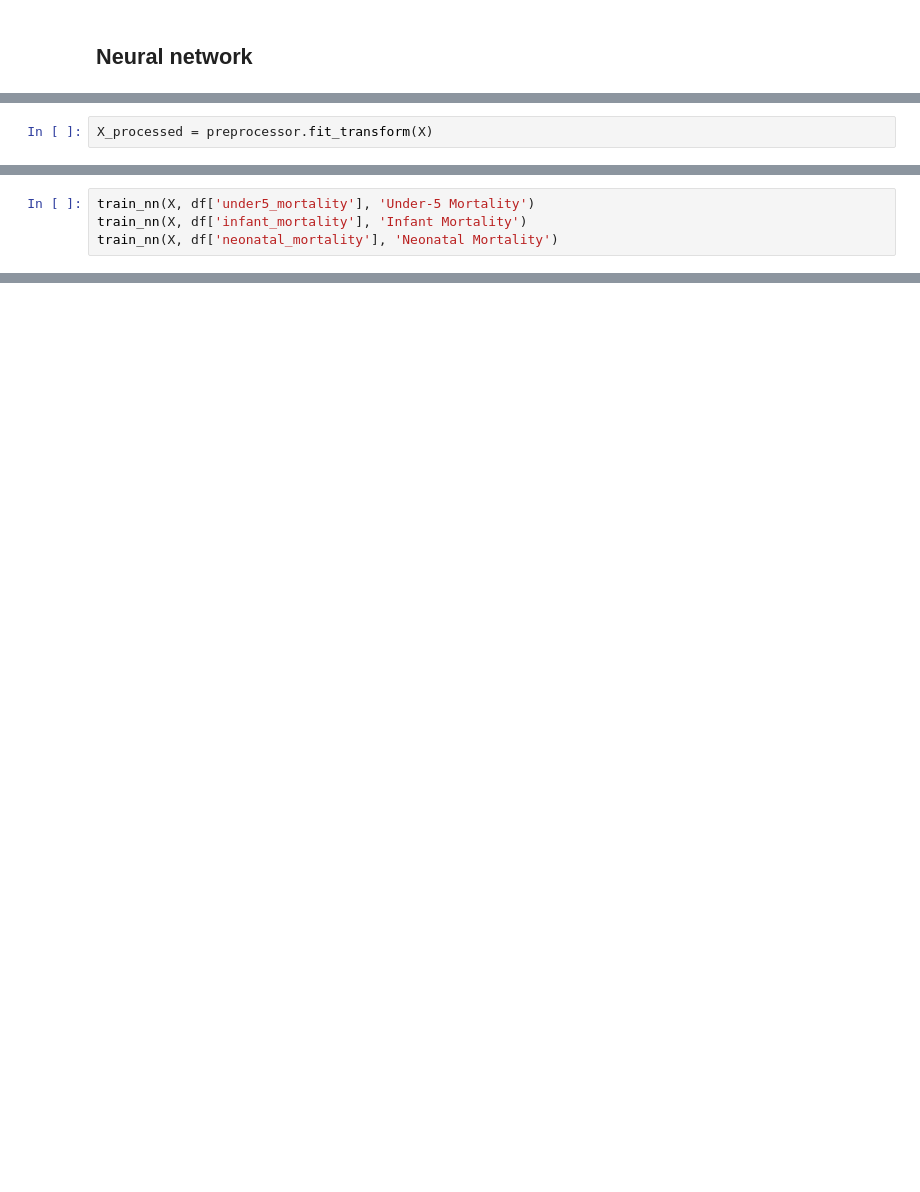
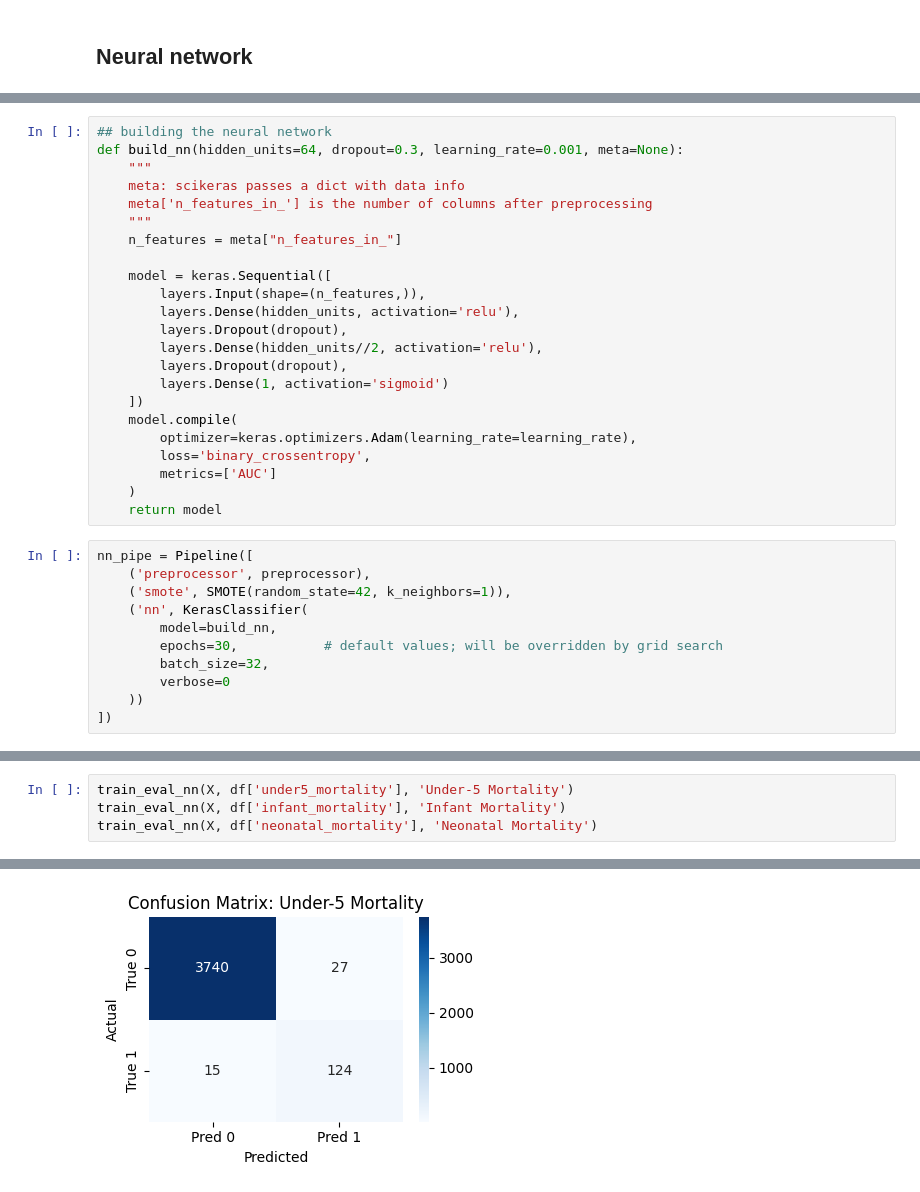
Before and after one commit to tingly-amua/Under5-Mortality-Model, a Jupyter notebook: Modelling.ipynb, the cells around one changed output, grey strips where cells are left out. Drawn from its saved outputs; the diff is of its cells as text; blank space fills up the shorter version.

Commit message:
create a neural network + ensemble method

```diff
--- a/Modelling.ipynb
+++ b/Modelling.ipynb
@@ -583,2 +426,0 @@ from tensorflow.keras.callbacks import EarlyStopping
-# %%
-X_processed = preprocessor.fit_transform(X)
@@ -648,4 +426,0 @@ def train_nn(X, y, target_name):
-# %%
-train_nn(X, df['under5_mortality'], 'Under-5 Mortality')
-train_nn(X, df['infant_mortality'], 'Infant Mortality')
-train_nn(X, df['neonatal_mortality'], 'Neonatal Mortality')
@@ -851,0 +434,34 @@ weighted avg       0.99      0.98      0.98      3906
+# %%
+## building the neural network
+def build_nn(hidden_units=64, dropout=0.3, learning_rate=0.001, meta=None):
+    """
+    meta: scikeras passes a dict with data info
+    meta['n_features_in_'] is the number of columns after preprocessing
+    """
+    n_features = meta["n_features_in_"]
+
+    model = keras.Sequential([
+        layers.Input(shape=(n_features,)),
+        layers.Dense(hidden_units, activation='relu'),
+        layers.Dropout(dropout),
+        layers.Dense(hidden_units//2, activation='relu'),
+        layers.Dropout(dropout),
+        layers.Dense(1, activation='sigmoid')
+    ])
+    model.compile(
+        optimizer=keras.optimizers.Adam(learning_rate=learning_rate),
+        loss='binary_crossentropy',
+        metrics=['AUC']
+    )
+    return model
+# %%
+nn_pipe = Pipeline([
+    ('preprocessor', preprocessor),
+    ('smote', SMOTE(random_state=42, k_neighbors=1)),
+    ('nn', KerasClassifier(
+        model=build_nn,
+        epochs=30,           # default values; will be overridden by grid search
+        batch_size=32,
+        verbose=0
+    ))
+])
@@ -851,0 +565,5 @@ weighted avg       0.99      0.98      0.98      3906
+# %%
+train_eval_nn(X, df['under5_mortality'], 'Under-5 Mortality')
+train_eval_nn(X, df['infant_mortality'], 'Infant Mortality')
+train_eval_nn(X, df['neonatal_mortality'], 'Neonatal Mortality')
+# %% [output]
@@ -851,0 +585 @@ weighted avg       0.99      0.98      0.98      3906
+[figure, added]
```
Also changed, not shown: parts of 30 cells of this notebook.
